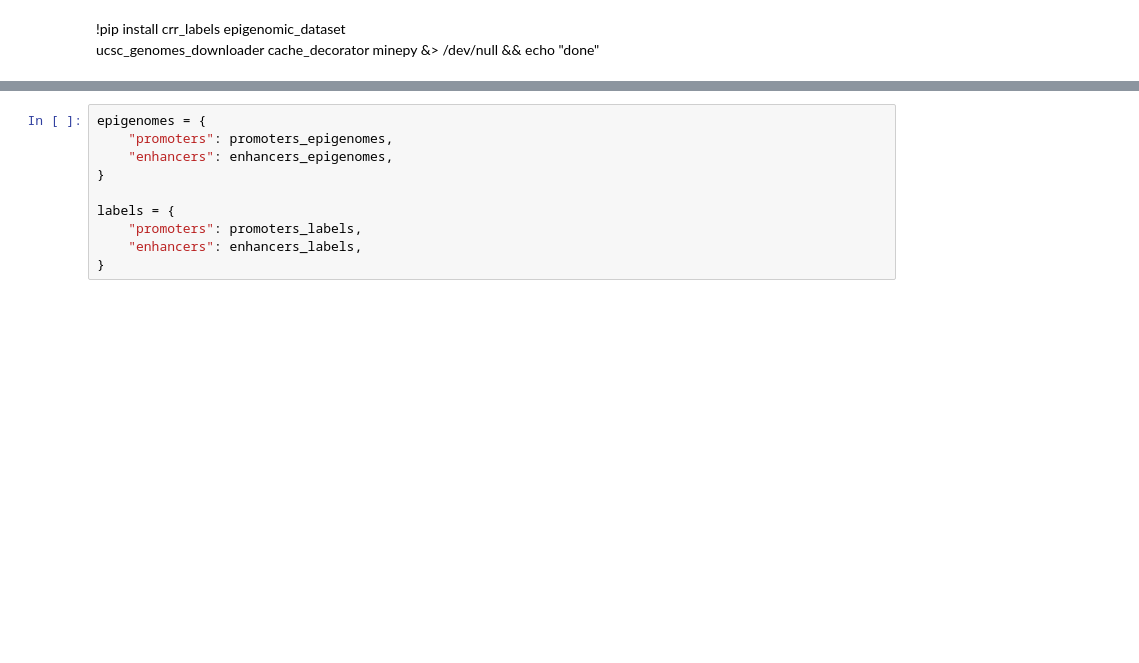
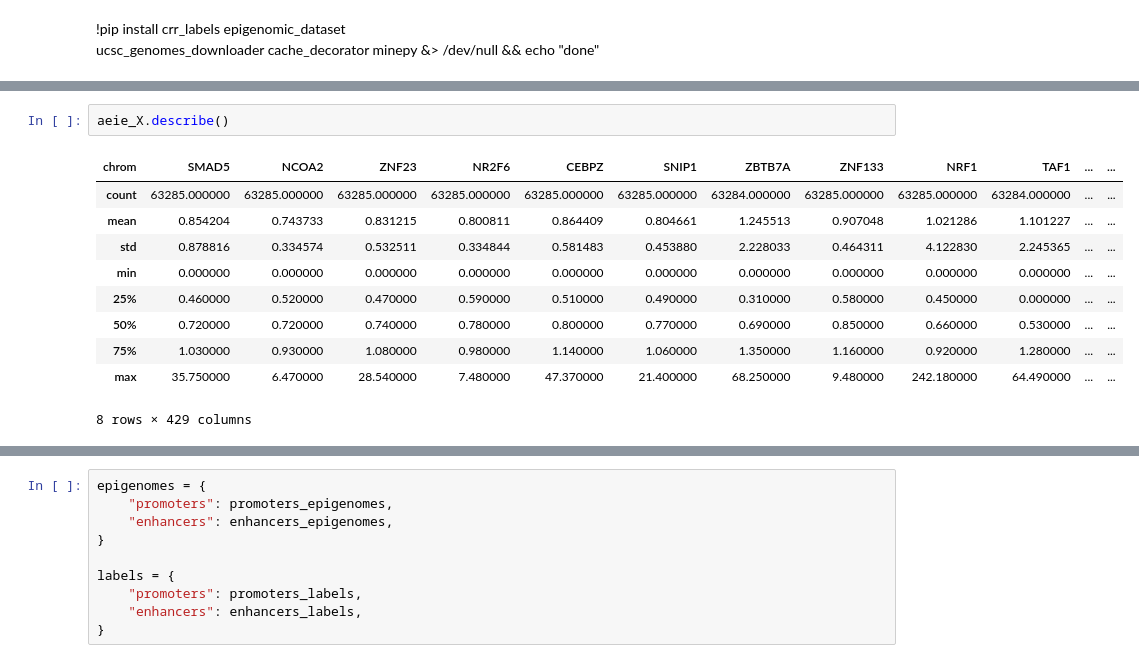
Before and after one commit to Stefano-t/multimodal-k562-cell-line-prediction, a Jupyter notebook: k562_prediction.ipynb, the cells around one changed output, grey strips where cells are left out. Cells and saved outputs as stored; diff of their text form; blank space fills up the shorter version.

```diff
--- a/k562_prediction.ipynb
+++ b/k562_prediction.ipynb
@@ -37,0 +65,13 @@ enhancers_epigenomes, enhancers_labels = load_epigenomes(
+# %%
+aeie_X.describe()
+# %% [output]
+| chrom | SMAD5 | NCOA2 | ZNF23 | NR2F6 | CEBPZ | SNIP1 | ZBTB7A | ZNF133 | NRF1 | TAF1 | ... | ... |
+| count | 63285.000000 | 63285.000000 | 63285.000000 | 63285.000000 | 63285.000000 | 63285.000000 | 63284.000000 | 63285.000000 | 63285.000000 | 63284.000000 | ... | ... |
+| mean | 0.854204 | 0.743733 | 0.831215 | 0.800811 | 0.864409 | 0.804661 | 1.245513 | 0.907048 | 1.021286 | 1.101227 | ... | ... |
+| std | 0.878816 | 0.334574 | 0.532511 | 0.334844 | 0.581483 | 0.453880 | 2.228033 | 0.464311 | 4.122830 | 2.245365 | ... | ... |
+| min | 0.000000 | 0.000000 | 0.000000 | 0.000000 | 0.000000 | 0.000000 | 0.000000 | 0.000000 | 0.000000 | 0.000000 | ... | ... |
+| 25% | 0.460000 | 0.520000 | 0.470000 | 0.590000 | 0.510000 | 0.490000 | 0.310000 | 0.580000 | 0.450000 | 0.000000 | ... | ... |
+| 50% | 0.720000 | 0.720000 | 0.740000 | 0.780000 | 0.800000 | 0.770000 | 0.690000 | 0.850000 | 0.660000 | 0.530000 | ... | ... |
+| 75% | 1.030000 | 0.930000 | 1.080000 | 0.980000 | 1.140000 | 1.060000 | 1.350000 | 1.160000 | 0.920000 | 1.280000 | ... | ... |
+| max | 35.750000 | 6.470000 | 28.540000 | 7.480000 | 47.370000 | 21.400000 | 68.250000 | 9.480000 | 242.180000 | 64.490000 | ... | ... |
+8 rows × 429 columns
```
Also changed, not shown: parts of 19 cells of this notebook.
